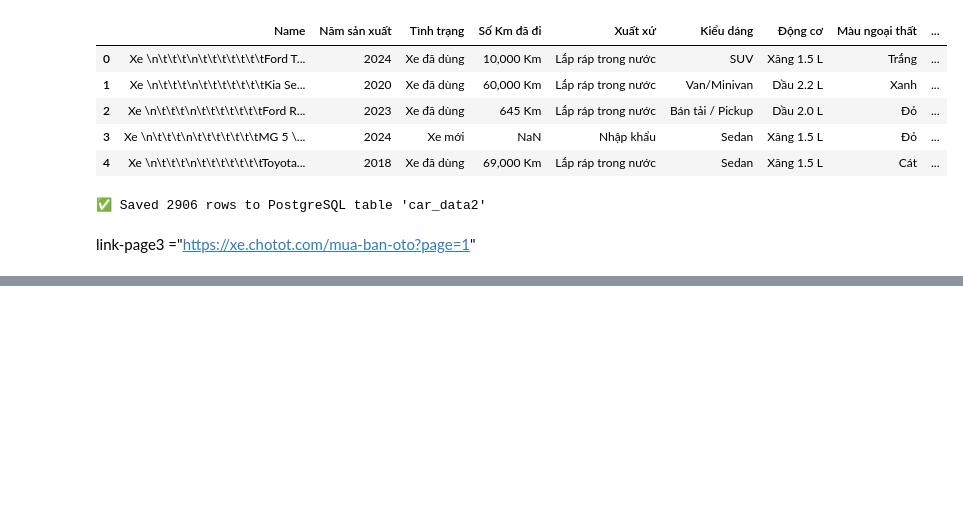
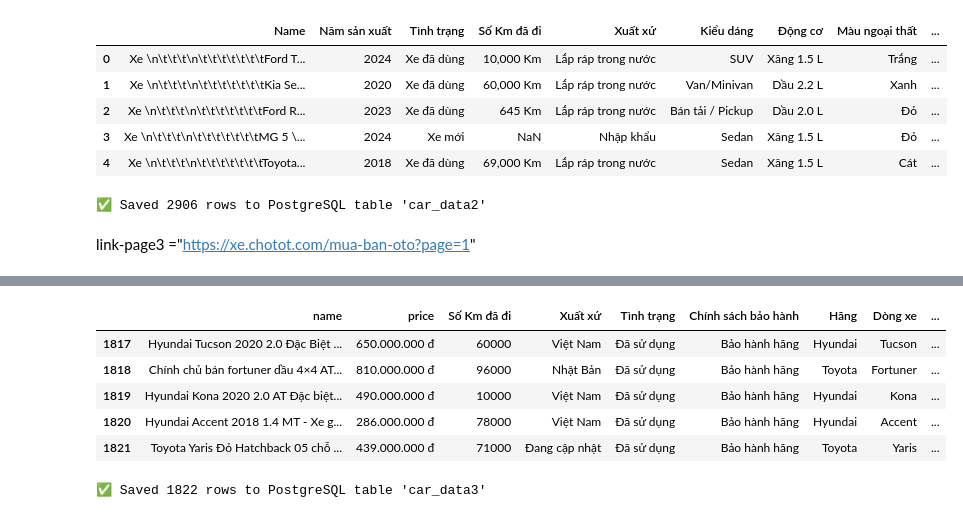
Before and after one commit to nmkhan9/car_price_predict, a Jupyter notebook: notebooks/crawl_data.ipynb, the cells around one changed output, grey strips where cells are left out. Drawn from its saved outputs; the diff is of its cells as text; code cells hidden in the pictures; blank space fills up the shorter version.

```diff
--- a/notebooks/crawl_data.ipynb
+++ b/notebooks/crawl_data.ipynb
@@ -640,0 +730,3 @@ CancelledError:
+# %%
+detail_chotot = CarDetailCrawler()
+car3_p4 = await detail_chotot.run(list4)
@@ -640,0 +751,15 @@ CancelledError:
+# %%
+df3_4 = pd.DataFrame(car3_p4)
+df3_4.tail()
+# %% [output]
+|  | name | price | Số Km đã đi | Xuất xứ | Tình trạng | Chính sách bảo hành | Hãng | Dòng xe | ... |
+| 1817 | Hyundai Tucson 2020 2.0 Đặc Biệt ... | 650.000.000 đ | 60000 | Việt Nam | Đã sử dụng | Bảo hành hãng | Hyundai | Tucson | ... |
+| 1818 | Chính chủ bán fortuner dầu 4×4 AT... | 810.000.000 đ | 96000 | Nhật Bản | Đã sử dụng | Bảo hành hãng | Toyota | Fortuner | ... |
+| 1819 | Hyundai Kona 2020 2.0 AT Đặc biệt... | 490.000.000 đ | 10000 | Việt Nam | Đã sử dụng | Bảo hành hãng | Hyundai | Kona | ... |
+| 1820 | Hyundai Accent 2018 1.4 MT - Xe g... | 286.000.000 đ | 78000 | Việt Nam | Đã sử dụng | Bảo hành hãng | Hyundai | Accent | ... |
+| 1821 | Toyota Yaris Đỏ Hatchback 05 chỗ ... | 439.000.000 đ | 71000 | Đang cập nhật | Đã sử dụng | Bảo hành hãng | Toyota | Yaris | ... |
+# %%
+df3_4.to_sql("car_data3", engine, if_exists="append", index=False)
+print(f"✅ Saved {len(df3_4)} rows to PostgreSQL table 'car_data3'")
+# %% [output]
+✅ Saved 1822 rows to PostgreSQL table 'car_data3'
```
Also changed, not shown: parts of 19 cells of this notebook, 1 other file.
